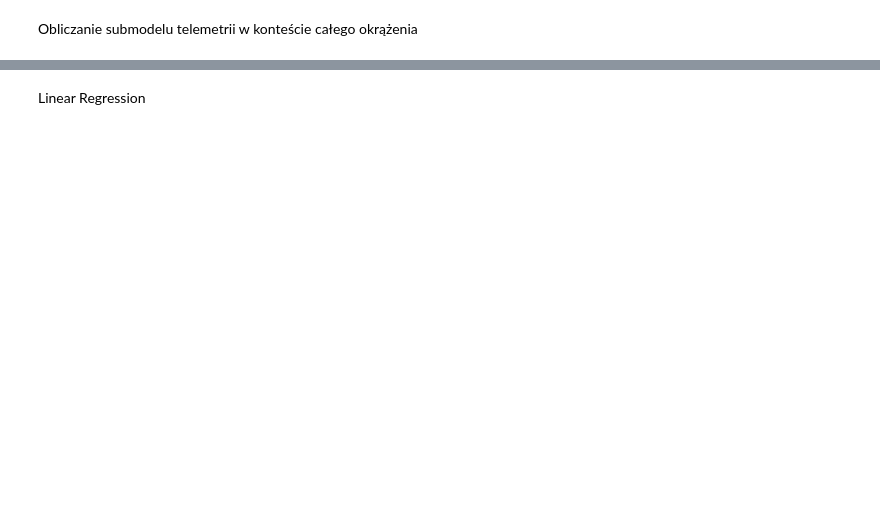
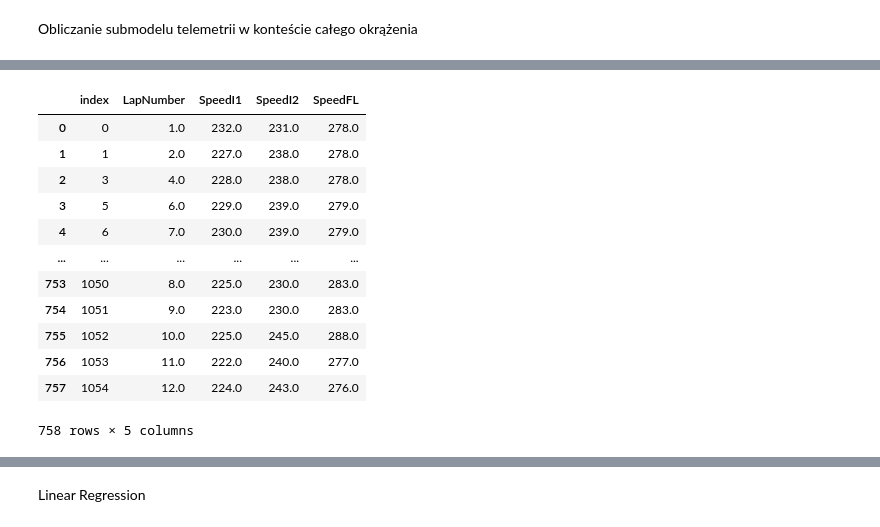
Before and after one commit to Whal0/F1_dataExploration, a Jupyter notebook: telemetry/analysis_fastf1.ipynb, the cells around one changed output, grey strips where cells are left out. Drawn from its saved outputs; the diff is of its cells as text; code cells hidden in the pictures; blank space fills up the shorter version.

```diff
--- a/telemetry/analysis_fastf1.ipynb
+++ b/telemetry/analysis_fastf1.ipynb
@@ -352,0 +400,16 @@ X_acc = acc_df.loc[:, ['LapNumber', 'sum_lat_acc', 'sum_lon_acc']]
+# %%
+X
+# %% [output]
+|  | index | LapNumber | SpeedI1 | SpeedI2 | SpeedFL |
+| 0 | 0 | 1.0 | 232.0 | 231.0 | 278.0 |
+| 1 | 1 | 2.0 | 227.0 | 238.0 | 278.0 |
+| 2 | 3 | 4.0 | 228.0 | 238.0 | 278.0 |
+| 3 | 5 | 6.0 | 229.0 | 239.0 | 279.0 |
+| 4 | 6 | 7.0 | 230.0 | 239.0 | 279.0 |
+| ... | ... | ... | ... | ... | ... |
+| 753 | 1050 | 8.0 | 225.0 | 230.0 | 283.0 |
+| 754 | 1051 | 9.0 | 223.0 | 230.0 | 283.0 |
+| 755 | 1052 | 10.0 | 225.0 | 245.0 | 288.0 |
+| 756 | 1053 | 11.0 | 222.0 | 240.0 | 277.0 |
+| 757 | 1054 | 12.0 | 224.0 | 243.0 | 276.0 |
+758 rows × 5 columns
```
Also changed, not shown: parts of 30 cells of this notebook.
